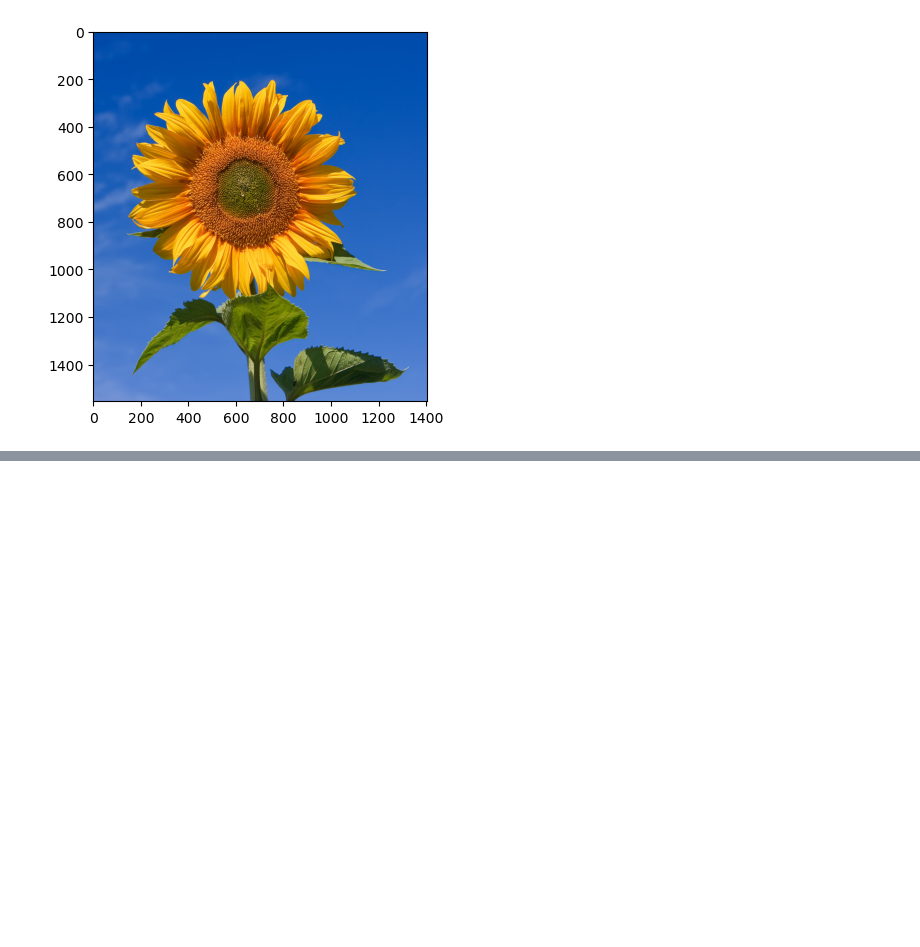
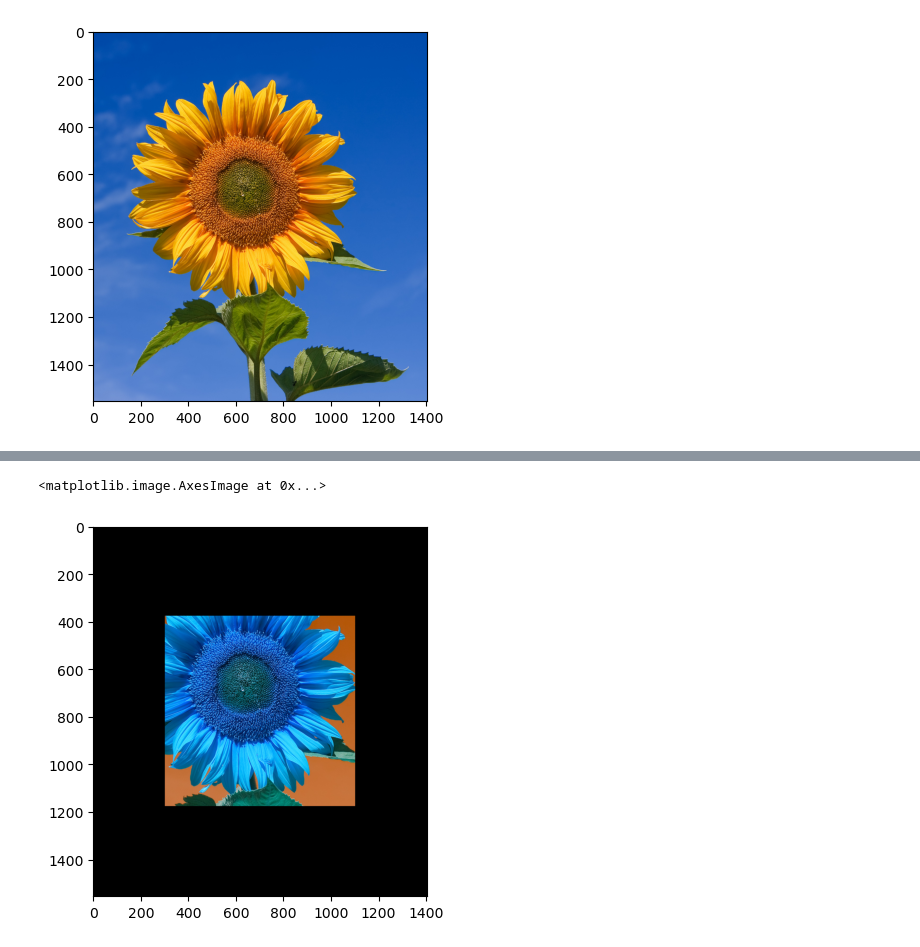
Before and after one commit to moyen-ahmed/Deep-learning, a Jupyter notebook: class-3.ipynb, the cells around one changed output, grey strips where cells are left out. Drawn from its saved outputs; the diff is of its cells as text; code cells hidden in the pictures; blank space fills up the shorter version.

```diff
--- a/class-3.ipynb
+++ b/class-3.ipynb
@@ -166,0 +221,8 @@ plt.show()
+# %%
+
+result = cv.bitwise_and(image, mask_3channel)
+#
+plt.imshow(result)
+# %% [output]
+<matplotlib.image.AxesImage at 0x...>
+[figure, added]
```
Also changed, not shown: parts of 2 cells of this notebook, 5 other files.
